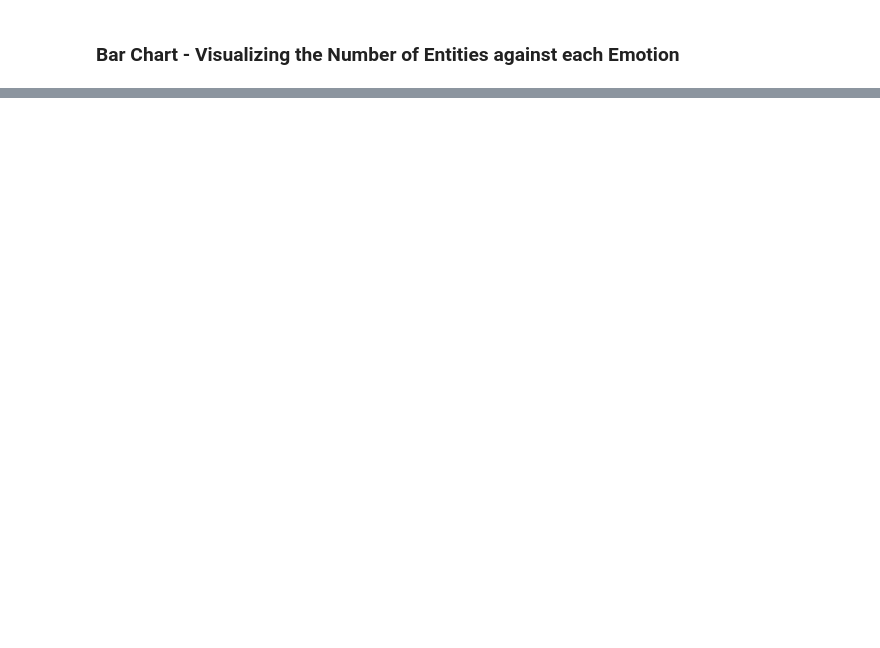
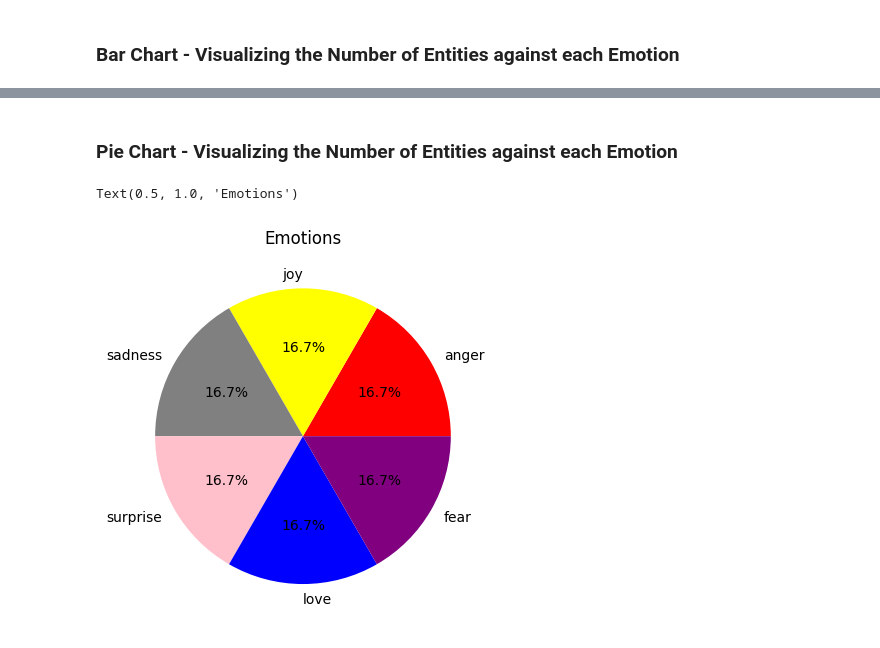
Before and after one commit to adan35/AiDreams, a Jupyter notebook: emotion_detector.ipynb, the cells around one changed output, grey strips where cells are left out. Saved outputs shown, nothing was run; the diff lists cells and outputs as text; code cells hidden in the pictures; blank space fills up the shorter version.

```diff
--- a/emotion_detector.ipynb
+++ b/emotion_detector.ipynb
@@ -285,0 +277,11 @@ Text(0.5, 1.0, 'Emotion VS Text')
+# %% [markdown]
+### Pie Chart - Visualizing the Number of Entities against each Emotion
+# %%
+emotions_size = np.array([anger_count, joy_count, sadness_count, surprise_count, love_count, fear_count])
+labels = ['anger', 'joy', 'sadness', 'surprise', 'love', 'fear']
+colors = ['red', 'yellow', 'grey', 'pink', 'blue', 'purple']
+plt.pie(emotions_size, labels=labels, autopct='%1.1f%%', colors=colors)
+plt.title('Emotions')
+# %% [output]
+Text(0.5, 1.0, 'Emotions')
+[figure, added]
```
Also changed, not shown: parts of 24 cells of this notebook.
